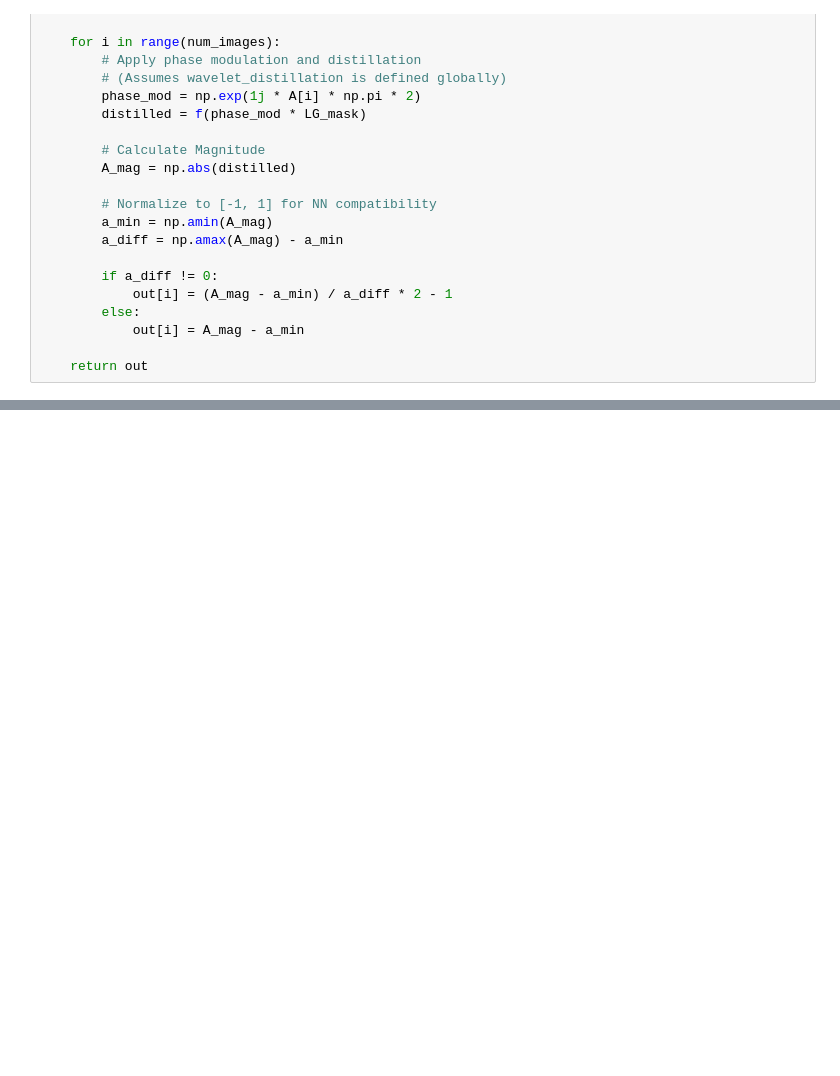
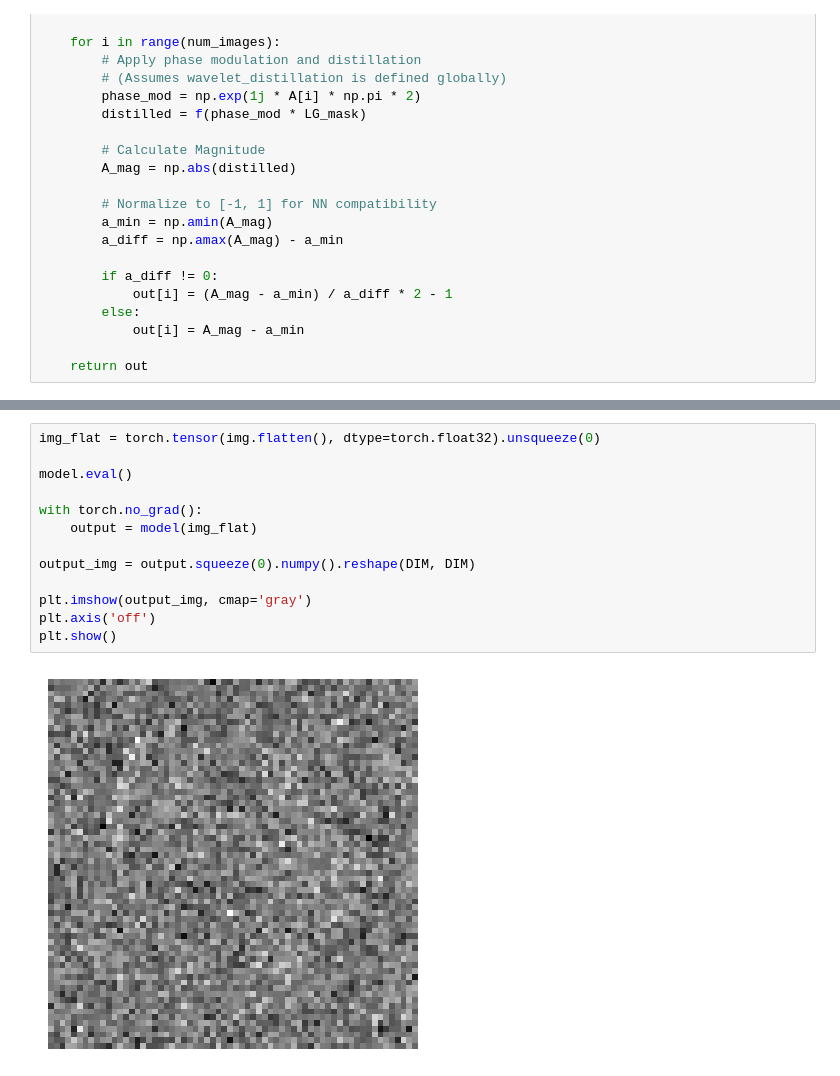
Before and after one commit to jetwidjaja96-cloud/MV, a Jupyter notebook: lung_speckle.ipynb, the cells around one changed output, grey strips where cells are left out. Saved outputs shown, nothing was run; the diff lists cells and outputs as text; blank space fills up the shorter version.

```diff
--- a/lung_speckle.ipynb
+++ b/lung_speckle.ipynb
@@ -105,0 +202,15 @@ for epoch in range(epochs):
+# %%
+img_flat = torch.tensor(img.flatten(), dtype=torch.float32).unsqueeze(0)
+
+model.eval()
+
+with torch.no_grad():
+    output = model(img_flat)
+
+output_img = output.squeeze(0).numpy().reshape(DIM, DIM)
+
+plt.imshow(output_img, cmap='gray')
+plt.axis('off')
+plt.show()
+# %% [output]
+[figure, added]
```
Also changed, not shown: parts of 8 cells of this notebook, 2 other files.
